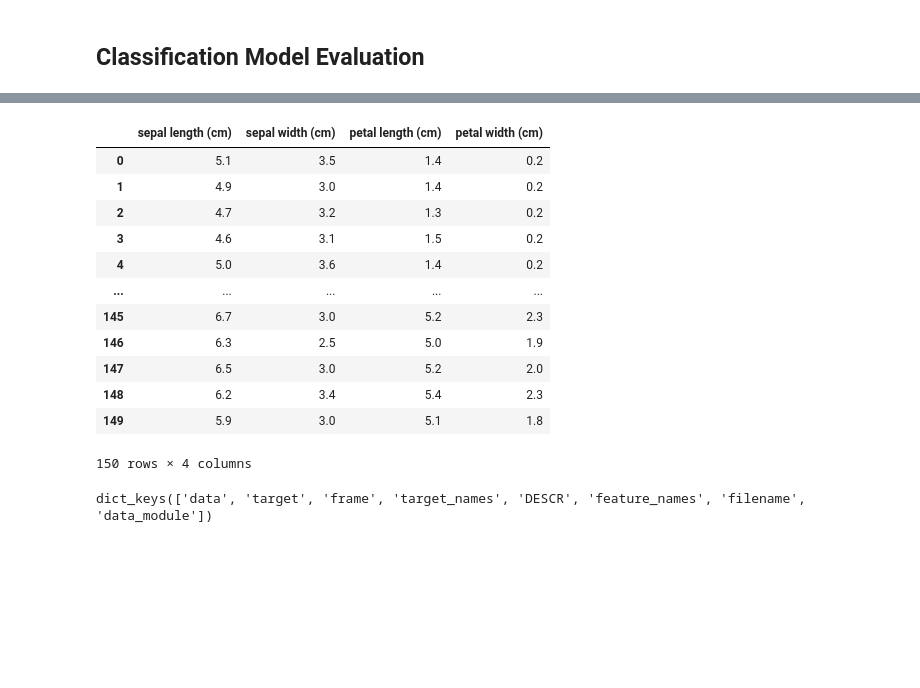
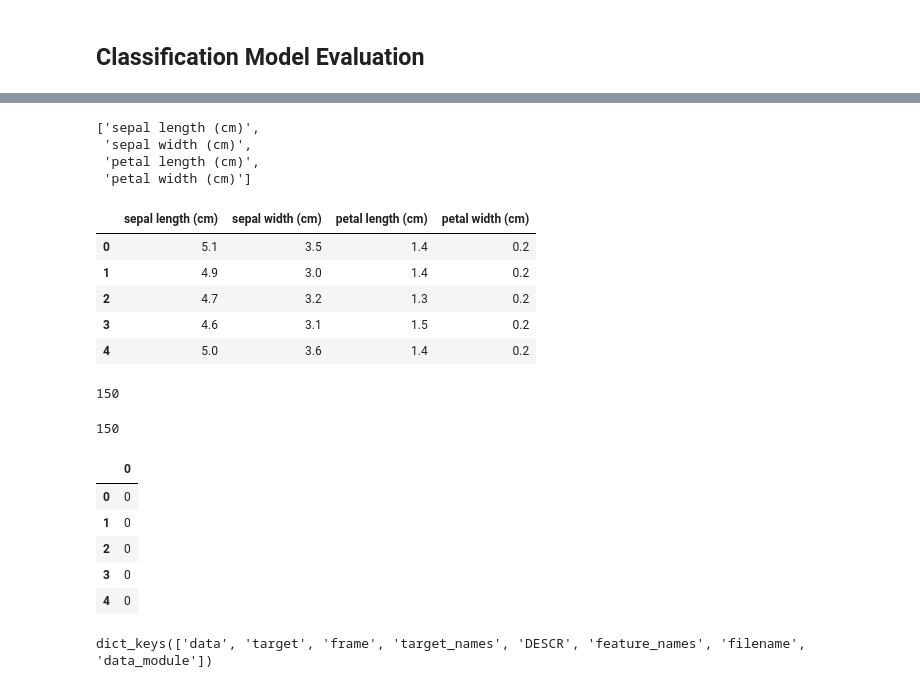
Before and after one commit to ironhack-labs/lab-supervised-learning-model-evaluation-en, a Jupyter notebook: your-code/main.ipynb, the cells around one changed output, grey strips where cells are left out. Cells and saved outputs as stored; diff of their text form; code cells hidden in the pictures; blank space fills up the shorter version.

```diff
--- a/your-code/main.ipynb
+++ b/your-code/main.ipynb
@@ -185,25 +177,42 @@ Iris plants dataset
 # %%
 column_names = data.feature_names
+# %%
+column_names
+# %% [output]
+['sepal length (cm)',
+ 'sepal width (cm)',
+ 'petal length (cm)',
+ 'petal width (cm)']
 # %%
 df = pd.DataFrame(data['data'],columns=column_names)
 # %%
-df
+df.head()
 # %% [output]
 |  | sepal length (cm) | sepal width (cm) | petal length (cm) | petal width (cm) |
 | 0 | 5.1 | 3.5 | 1.4 | 0.2 |
 | 1 | 4.9 | 3.0 | 1.4 | 0.2 |
 | 2 | 4.7 | 3.2 | 1.3 | 0.2 |
 | 3 | 4.6 | 3.1 | 1.5 | 0.2 |
 | 4 | 5.0 | 3.6 | 1.4 | 0.2 |
-| ... | ... | ... | ... | ... |
-| 145 | 6.7 | 3.0 | 5.2 | 2.3 |
-| 146 | 6.3 | 2.5 | 5.0 | 1.9 |
-| 147 | 6.5 | 3.0 | 5.2 | 2.0 |
-| 148 | 6.2 | 3.4 | 5.4 | 2.3 |
-| 149 | 5.9 | 3.0 | 5.1 | 1.8 |
-150 rows × 4 columns
+# %%
+len(df)
+# %% [output]
+150
 # %%
 target = pd.DataFrame(data.target)
+# %%
+len(target)
+# %% [output]
+150
+# %%
+target.head()
+# %% [output]
+|  | 0 |
+| 0 | 0 |
+| 1 | 0 |
+| 2 | 0 |
+| 3 | 0 |
+| 4 | 0 |
 # %%
 data.keys()
 # %% [output]
```
Also changed, not shown: parts of 19 cells of this notebook.
